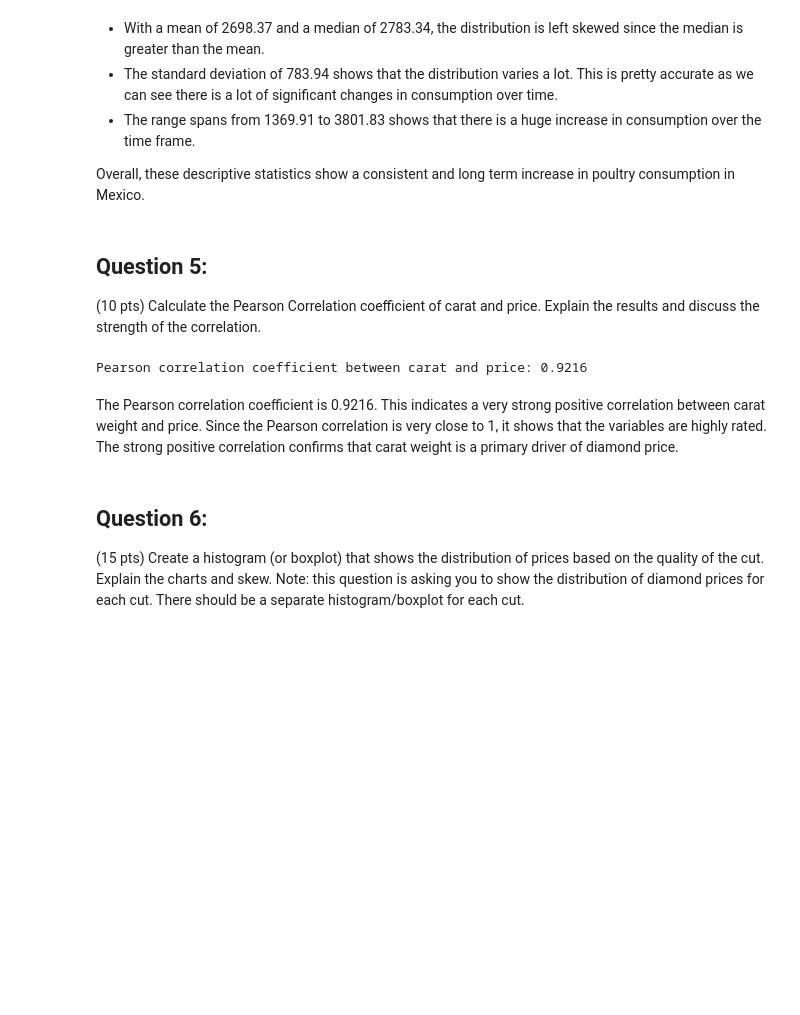
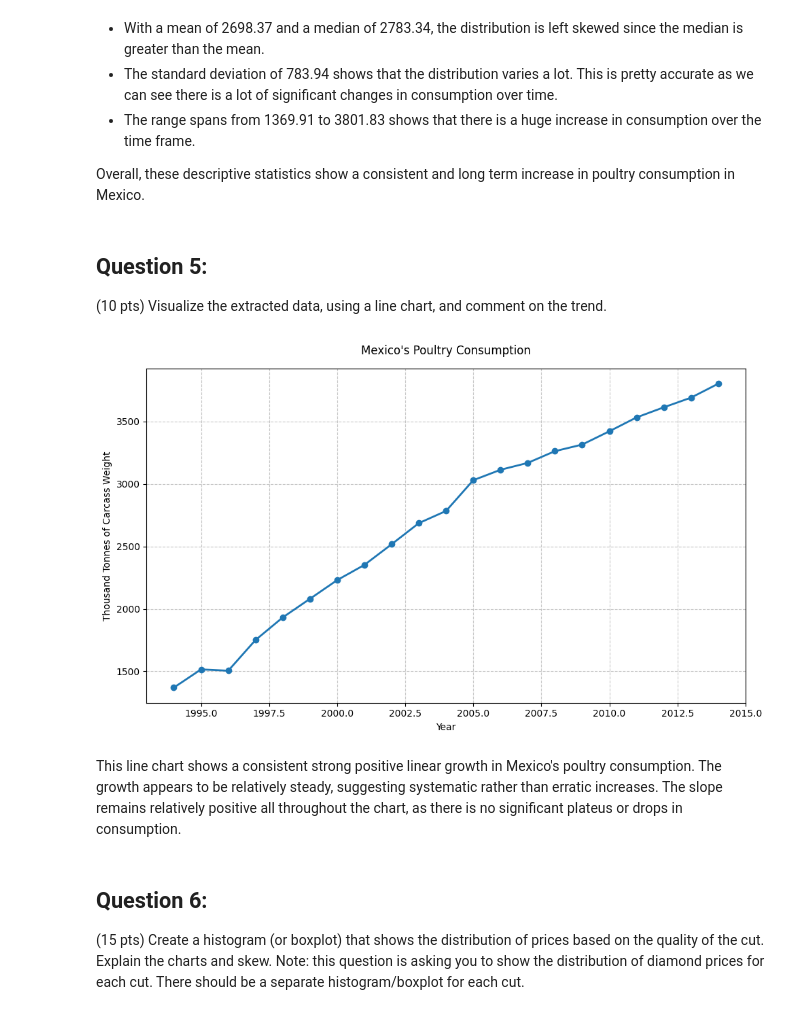
Before and after one commit to DavidYu75/ds3000-assignments, a Jupyter notebook: DS3000.A7.David.Yu.ipynb, the cells around one changed output. Saved outputs shown, nothing was run; the diff lists cells and outputs as text; code cells hidden in the pictures; blank space fills up the shorter version.

```diff
--- a/DS3000.A7.David.Yu.ipynb
+++ b/DS3000.A7.David.Yu.ipynb
@@ -142,16 +142,26 @@ Name: Value, dtype: float64
 - The range spans from 1369.91 to 3801.83 shows that there is a huge increase in consumption over the time frame.
 
 Overall, these descriptive statistics show a consistent and long term increase in poultry consumption in Mexico.
-# %% [markdown]
-## Question 5:
-(10 pts) Calculate the Pearson Correlation coefficient of carat and price. Explain the results and discuss the strength of the correlation.
-# %%
-correlation = df['carat'].corr(df['price'])
-print(f"Pearson correlation coefficient between carat and price: {correlation:.4f}")
-# %% [output]
-Pearson correlation coefficient between carat and price: 0.9216
-# %% [markdown]
-The Pearson correlation coefficient is 0.9216. This indicates a very strong positive correlation between carat weight and price. Since the Pearson correlation is very close to 1, it shows that the variables are highly rated. The strong positive correlation confirms that carat weight is a primary driver of diamond price.
+# %% [markdown]
+## Question 5:
+(10 pts) Visualize the extracted data, using a line chart, and comment on the trend.
+# %%
+plt.figure(figsize=(10, 6))
+plt.plot(mexico_poultry['TIME'], mexico_poultry['Value'], marker='o', linewidth=2)
+
+plt.title('Mexico\'s Poultry Consumption', fontsize=12, pad=15)
+plt.xlabel('Year', fontsize=10)
+plt.ylabel('Thousand Tonnes of Carcass Weight', fontsize=10)
+plt.grid(True, linestyle='--', alpha=0.7)
+plt.grid(True)
+
+plt.tight_layout()
+
+plt.show()
+# %% [output]
+[figure, added]
+# %% [markdown]
+This line chart shows a consistent strong positive linear growth in Mexico's poultry consumption. The growth appears to be relatively steady, suggesting systematic rather than erratic increases. The slope remains relatively positive all throughout the chart, as there is no significant plateus or drops in consumption.
 # %% [markdown]
 ## Question 6:
 (15 pts) Create a histogram (or boxplot) that shows the distribution of prices based on the quality of the cut. Explain the charts and skew.
```
